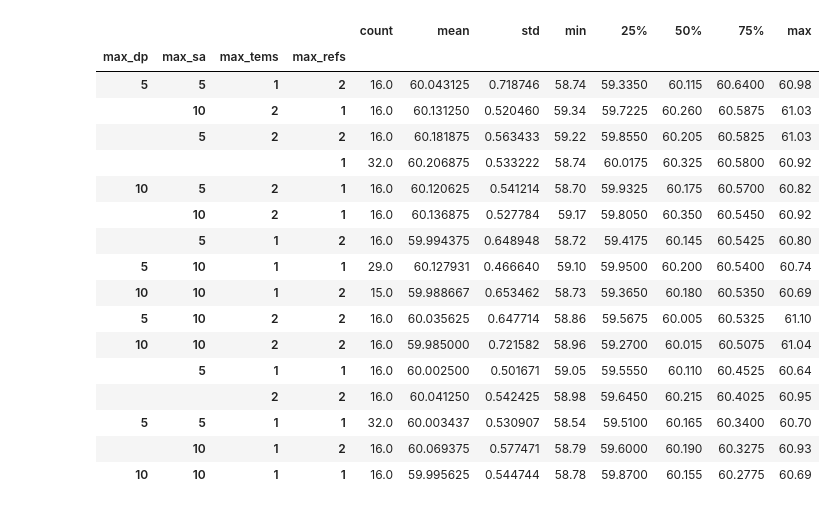
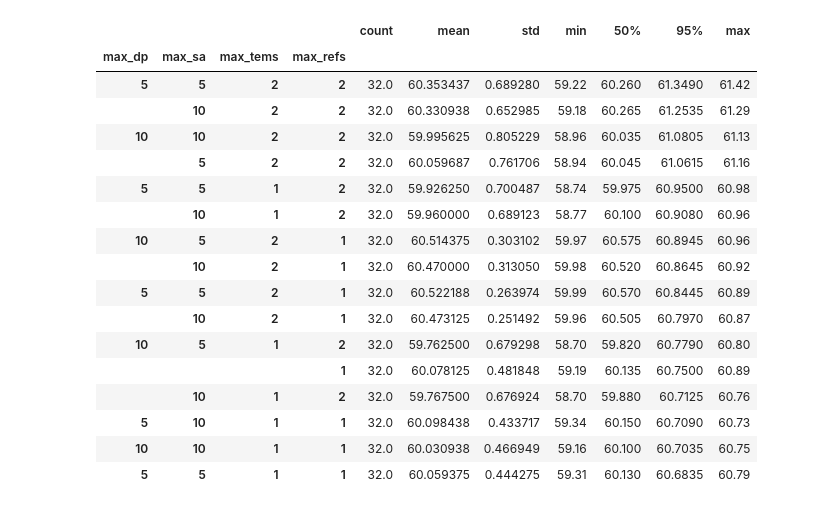
Before and after one commit to abevieiramota/masters, a Jupyter notebook: notebook/00 - Automatic evaluation - DEV.ipynb, the cells around one changed output. Drawn from its saved outputs; the diff is of its cells as text; code cells hidden in the pictures.

```diff
--- a/notebook/00 - Automatic evaluation - DEV.ipynb
+++ b/notebook/00 - Automatic evaluation - DEV.ipynb
@@ -31,22 +31,22 @@ df_all.sort_values(by='bleu', ascending=False)
 # %%
-df_all.groupby(['max_dp', 'max_sa', 'max_tems', 'max_refs']).bleu.describe().sort_values('75%', ascending=False)
+df_all.groupby(['max_dp', 'max_sa', 'max_tems', 'max_refs']).bleu.describe(percentiles=[.95]).sort_values('95%', ascending=False)
 # %% [output]
-|  |  |  |  | count | mean | std | min | 25% | 50% | 75% | max |
-| max_dp | max_sa | max_tems | max_refs |  |  |  |  |  |  |  |  |
-| 5 | 5 | 1 | 2 | 16.0 | 60.043125 | 0.718746 | 58.74 | 59.3350 | 60.115 | 60.6400 | 60.98 |
-|  | 10 | 2 | 1 | 16.0 | 60.131250 | 0.520460 | 59.34 | 59.7225 | 60.260 | 60.5875 | 61.03 |
-|  | 5 | 2 | 2 | 16.0 | 60.181875 | 0.563433 | 59.22 | 59.8550 | 60.205 | 60.5825 | 61.03 |
-|  |  |  | 1 | 32.0 | 60.206875 | 0.533222 | 58.74 | 60.0175 | 60.325 | 60.5800 | 60.92 |
-| 10 | 5 | 2 | 1 | 16.0 | 60.120625 | 0.541214 | 58.70 | 59.9325 | 60.175 | 60.5700 | 60.82 |
-|  | 10 | 2 | 1 | 16.0 | 60.136875 | 0.527784 | 59.17 | 59.8050 | 60.350 | 60.5450 | 60.92 |
-|  | 5 | 1 | 2 | 16.0 | 59.994375 | 0.648948 | 58.72 | 59.4175 | 60.145 | 60.5425 | 60.80 |
-| 5 | 10 | 1 | 1 | 29.0 | 60.127931 | 0.466640 | 59.10 | 59.9500 | 60.200 | 60.5400 | 60.74 |
-| 10 | 10 | 1 | 2 | 15.0 | 59.988667 | 0.653462 | 58.73 | 59.3650 | 60.180 | 60.5350 | 60.69 |
-| 5 | 10 | 2 | 2 | 16.0 | 60.035625 | 0.647714 | 58.86 | 59.5675 | 60.005 | 60.5325 | 61.10 |
-| 10 | 10 | 2 | 2 | 16.0 | 59.985000 | 0.721582 | 58.96 | 59.2700 | 60.015 | 60.5075 | 61.04 |
-|  | 5 | 1 | 1 | 16.0 | 60.002500 | 0.501671 | 59.05 | 59.5550 | 60.110 | 60.4525 | 60.64 |
-|  |  | 2 | 2 | 16.0 | 60.041250 | 0.542425 | 58.98 | 59.6450 | 60.215 | 60.4025 | 60.95 |
-| 5 | 5 | 1 | 1 | 32.0 | 60.003437 | 0.530907 | 58.54 | 59.5100 | 60.165 | 60.3400 | 60.70 |
-|  | 10 | 1 | 2 | 16.0 | 60.069375 | 0.577471 | 58.79 | 59.6000 | 60.190 | 60.3275 | 60.93 |
-| 10 | 10 | 1 | 1 | 16.0 | 59.995625 | 0.544744 | 58.78 | 59.8700 | 60.155 | 60.2775 | 60.69 |
+|  |  |  |  | count | mean | std | min | 50% | 95% | max |
+| max_dp | max_sa | max_tems | max_refs |  |  |  |  |  |  |  |
+| 5 | 5 | 2 | 2 | 32.0 | 60.353437 | 0.689280 | 59.22 | 60.260 | 61.3490 | 61.42 |
+|  | 10 | 2 | 2 | 32.0 | 60.330938 | 0.652985 | 59.18 | 60.265 | 61.2535 | 61.29 |
+| 10 | 10 | 2 | 2 | 32.0 | 59.995625 | 0.805229 | 58.96 | 60.035 | 61.0805 | 61.13 |
+|  | 5 | 2 | 2 | 32.0 | 60.059687 | 0.761706 | 58.94 | 60.045 | 61.0615 | 61.16 |
+| 5 | 5 | 1 | 2 | 32.0 | 59.926250 | 0.700487 | 58.74 | 59.975 | 60.9500 | 60.98 |
+|  | 10 | 1 | 2 | 32.0 | 59.960000 | 0.689123 | 58.77 | 60.100 | 60.9080 | 60.96 |
+| 10 | 5 | 2 | 1 | 32.0 | 60.514375 | 0.303102 | 59.97 | 60.575 | 60.8945 | 60.96 |
+|  | 10 | 2 | 1 | 32.0 | 60.470000 | 0.313050 | 59.98 | 60.520 | 60.8645 | 60.92 |
+| 5 | 5 | 2 | 1 | 32.0 | 60.522188 | 0.263974 | 59.99 | 60.570 | 60.8445 | 60.89 |
+|  | 10 | 2 | 1 | 32.0 | 60.473125 | 0.251492 | 59.96 | 60.505 | 60.7970 | 60.87 |
+| 10 | 5 | 1 | 2 | 32.0 | 59.762500 | 0.679298 | 58.70 | 59.820 | 60.7790 | 60.80 |
+|  |  |  | 1 | 32.0 | 60.078125 | 0.481848 | 59.19 | 60.135 | 60.7500 | 60.89 |
+|  | 10 | 1 | 2 | 32.0 | 59.767500 | 0.676924 | 58.70 | 59.880 | 60.7125 | 60.76 |
+| 5 | 10 | 1 | 1 | 32.0 | 60.098438 | 0.433717 | 59.34 | 60.150 | 60.7090 | 60.73 |
+| 10 | 10 | 1 | 1 | 32.0 | 60.030938 | 0.466949 | 59.16 | 60.100 | 60.7035 | 60.75 |
+| 5 | 5 | 1 | 1 | 32.0 | 60.059375 | 0.444275 | 59.31 | 60.130 | 60.6835 | 60.79 |
 # %%
```
Also changed, not shown: parts of 4 cells of this notebook, 1 other file.
